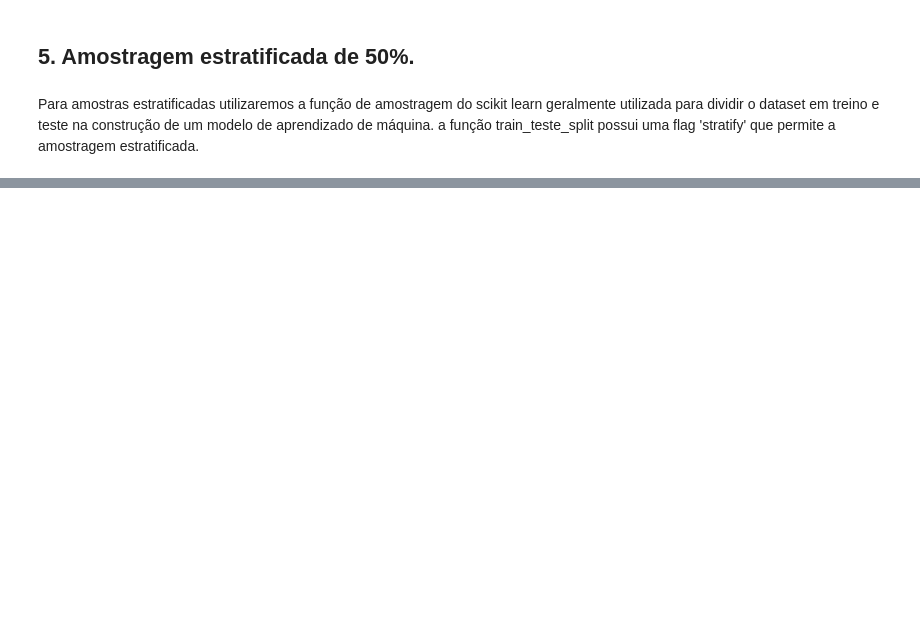
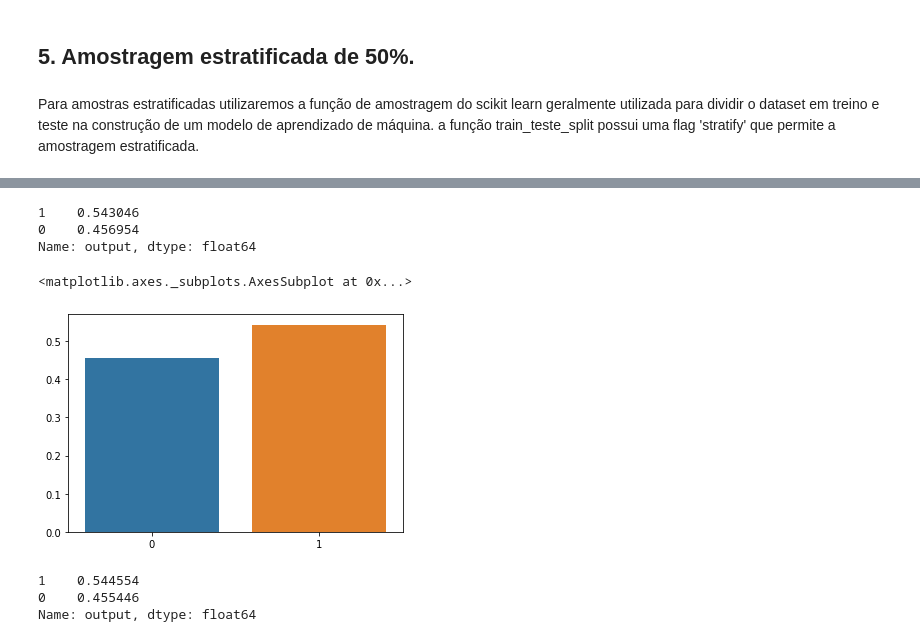
Before and after one commit to diego2017003/Aprendizado_de_Maquina_ReducaoDeDados, a Jupyter notebook: ReducaoDados_Diego_Rodrigues.ipynb, the cells around one changed output, grey strips where cells are left out. Drawn from its saved outputs; the diff is of its cells as text; code cells hidden in the pictures; blank space fills up the shorter version.

```diff
--- a/ReducaoDados_Diego_Rodrigues.ipynb
+++ b/ReducaoDados_Diego_Rodrigues.ipynb
@@ -469,0 +465,8 @@ from sklearn.model_selection import train_test_split
+# %%
+import sklearn
+from sklearn.model_selection import train_test_split
+dados_treino = dados_tratados.drop(columns='output',axis=1)
+x_train , x_test , y_train , y_teste = train_test_split(dados_treino,dados_tratados.output,stratify=dados_tratados.output,test_size=0.5)
+# %%
+amostra_50_estratificada = x_train
+amostra_50_estratificada['output'] = y_train
@@ -469,0 +490,16 @@ from sklearn.model_selection import train_test_split
+# %%
+teste_amostra_50_estratificada = amostra_50_estratificada.output.value_counts(normalize=True)
+print(teste_amostra_50_estratificada)
+sns.barplot(x=teste_amostra_50_estratificada.keys(),y=teste_amostra_50_estratificada.values)
+# %% [output]
+1    0.543046
+0    0.456954
+Name: output, dtype: float64
+<matplotlib.axes._subplots.AxesSubplot at 0x...>
+[figure, added]
+# %%
+print(dados_tratados.output.value_counts(normalize=True))
+# %% [output]
+1    0.544554
+0    0.455446
+Name: output, dtype: float64
```
Also changed, not shown: parts of 43 cells of this notebook.
